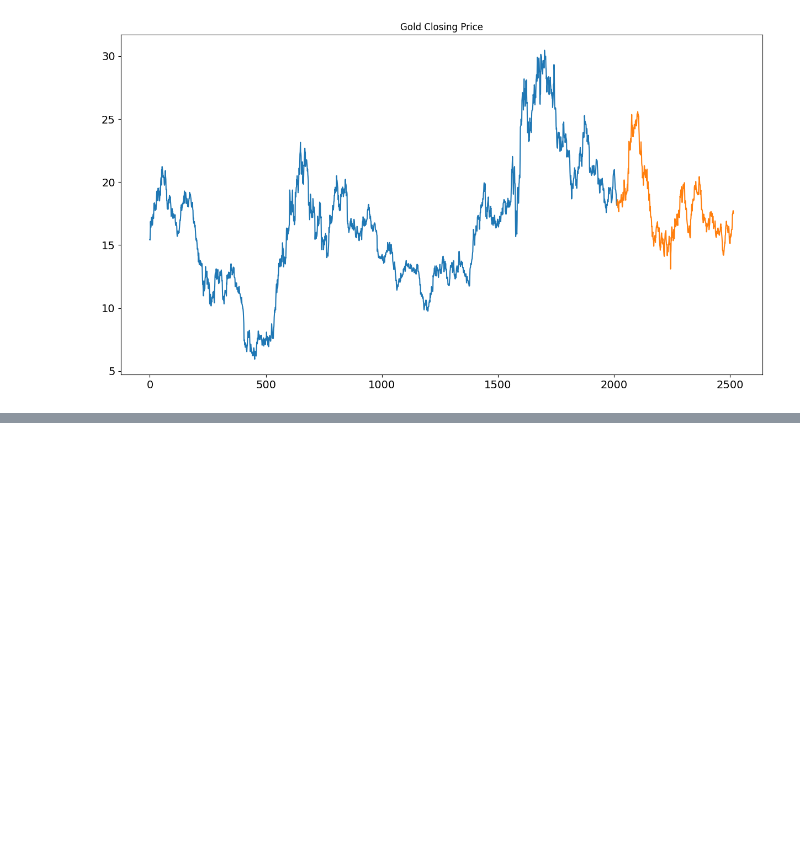
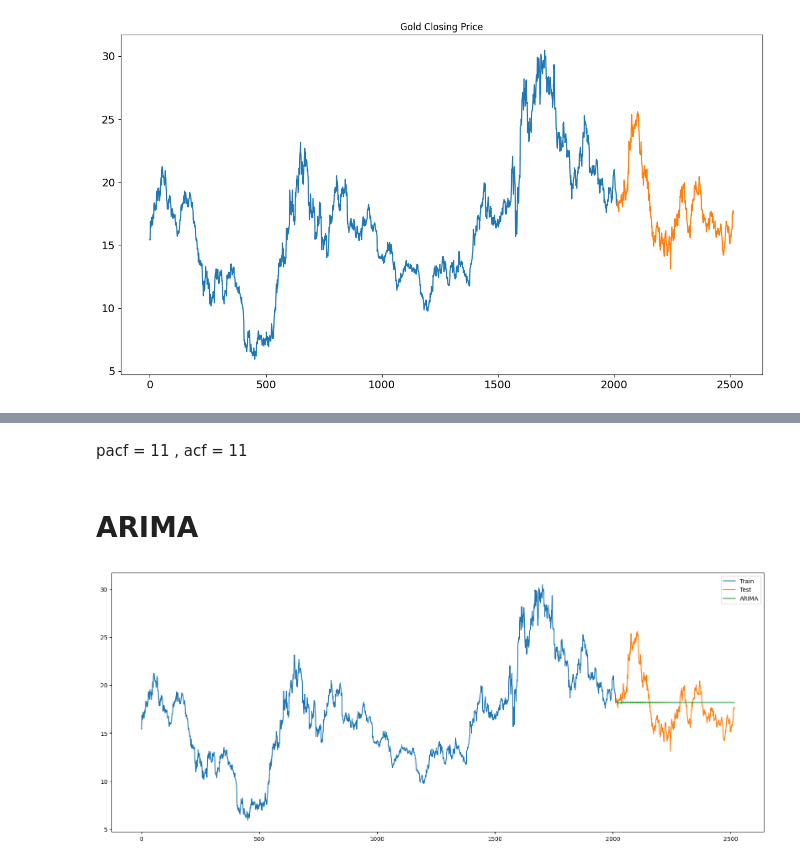
Before and after one commit to FTDS-assignment-bay/p2-final-project-ftds-001-bsd-group-002, a Jupyter notebook: GOLD_Stock_prediction.ipynb, the cells around one changed output, grey strips where cells are left out. Drawn from its saved outputs; the diff is of its cells as text; code cells hidden in the pictures; blank space fills up the shorter version.

```diff
--- a/GOLD_Stock_prediction.ipynb
+++ b/GOLD_Stock_prediction.ipynb
@@ -110,0 +195,20 @@ plt.show()
+# %% [markdown]
+pacf = 11 , acf = 11
+# %% [markdown]
+# ARIMA
+# %%
+# make the model
+price_predictor = ARIMA(train['Close'], order=(11,1,11))
+result_predictor = price_predictor.fit()
+# %%
+y_hat_avg = test.copy()
+
+y_hat_avg['ARIMA'] = result_predictor.forecast(len(test))
+plt.figure(figsize=(20,8))
+plt.plot(train['Close'], label='Train')
+plt.plot(test['Close'], label='Test')
+plt.plot(y_hat_avg['ARIMA'], label='ARIMA')
+plt.legend(loc='best')
+plt.show()
+# %% [output]
+[figure, added]
```
Also changed, not shown: parts of 14 cells of this notebook, 4 other files.
